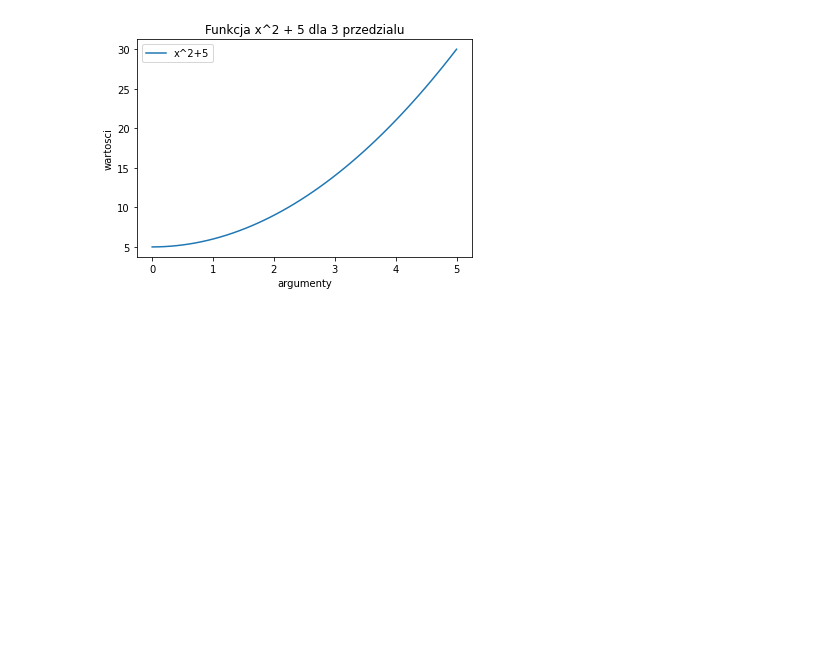
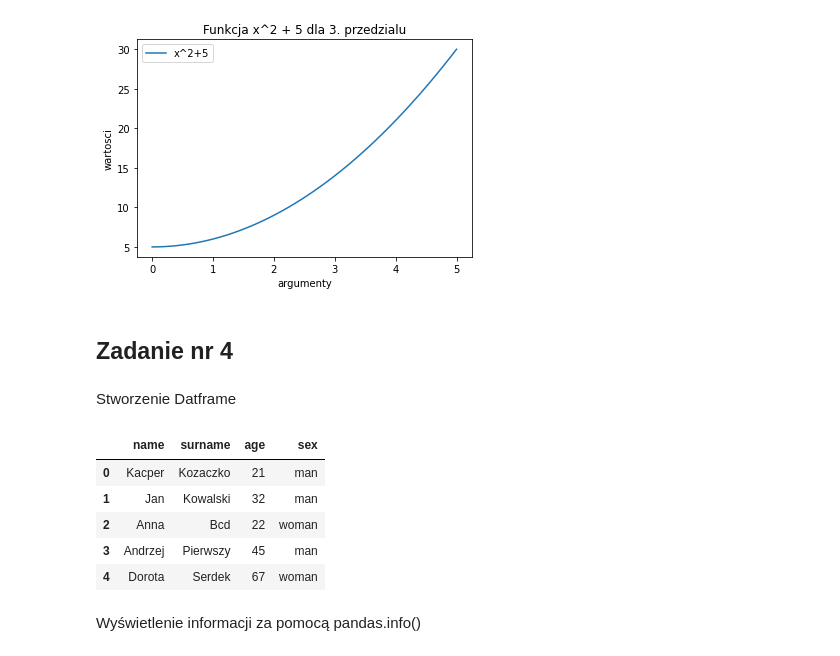
Before and after one commit to Repcak00/AiBD_kozaczko, a Jupyter notebook: lab1_zad3_kozaczko.ipynb, the cells around one changed output. Saved outputs shown, nothing was run; the diff lists cells and outputs as text; code cells hidden in the pictures; blank space fills up the shorter version.

```diff
--- a/lab1_zad3_kozaczko.ipynb
+++ b/lab1_zad3_kozaczko.ipynb
@@ -57,3 +58,21 @@ plt.legend(['x^2+5'])
 plt.show()
 # %% [output]
 [figure]
+# %% [markdown]
+## Zadanie nr 4
+# %% [markdown]
+Stworzenie Datframe
+# %%
+dataFrame = pandas.DataFrame(np.array([['Kacper', 'Kozaczko', 21, 'man'], ['Jan', 'Kowalski', 32, 'man'], ['Anna', 'Bcd', 22, 'woman'], ['Andrzej', 'Pierwszy', 45, 'man'], ['Dorota', 'Serdek', 67, 'woman']]),
+                             columns=['name', 'surname', 'age', 'sex'])
+# %%
+dataFrame
+# %% [output]
+|  | name | surname | age | sex |
+| 0 | Kacper | Kozaczko | 21 | man |
+| 1 | Jan | Kowalski | 32 | man |
+| 2 | Anna | Bcd | 22 | woman |
+| 3 | Andrzej | Pierwszy | 45 | man |
+| 4 | Dorota | Serdek | 67 | woman |
+# %% [markdown]
+Wyświetlenie informacji za pomocą pandas.info()
```
Also changed, not shown: parts of 7 cells of this notebook.
